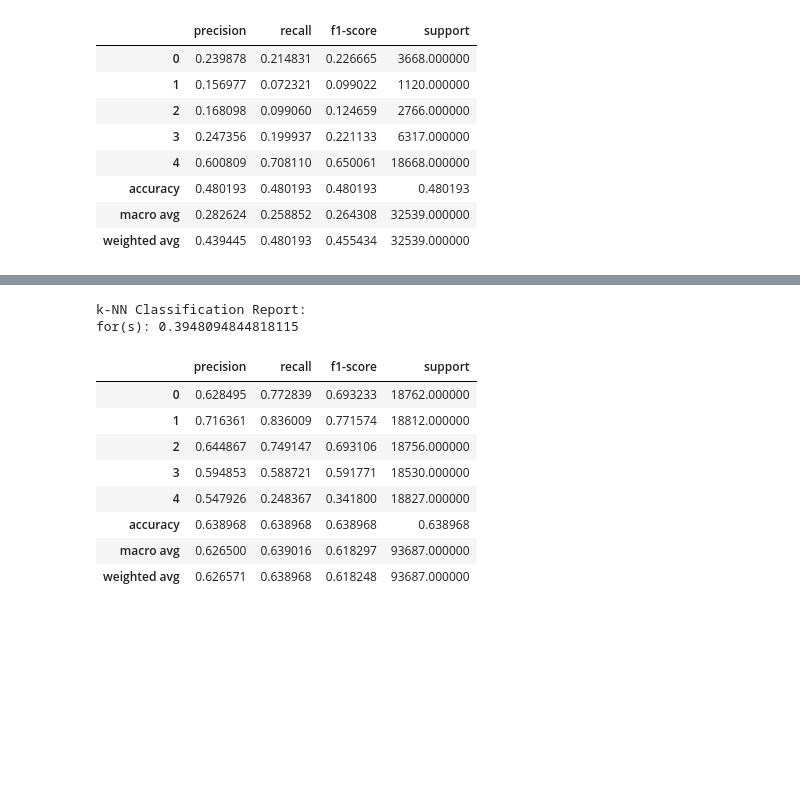
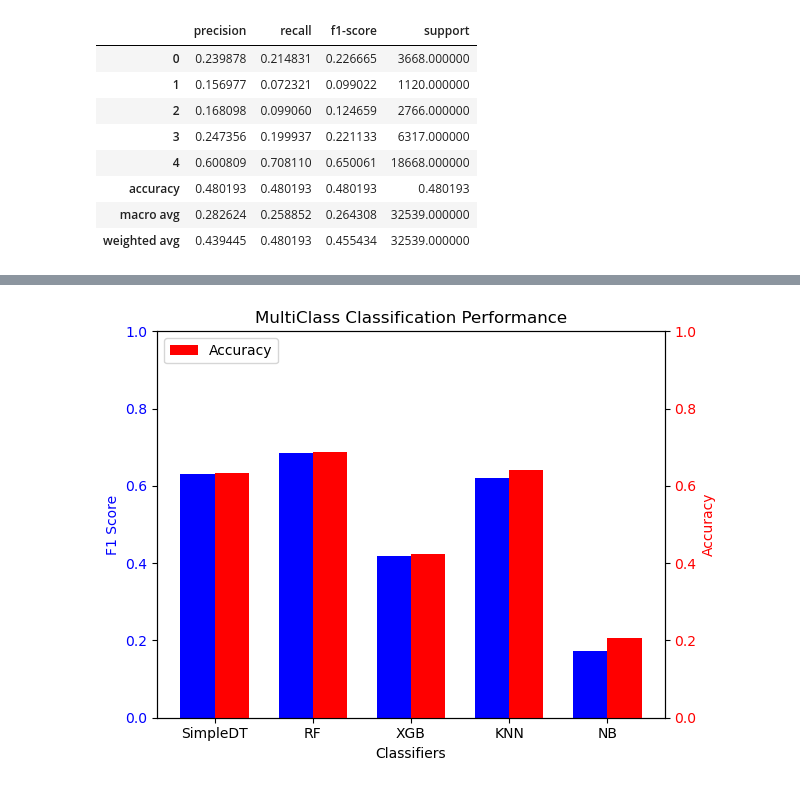
Before and after one commit to leshau90/whaz, a Jupyter notebook: SPK-dyah-lagi/tugas.ipynb, the cells around one changed output, grey strips where cells are left out. Saved outputs shown, nothing was run; the diff lists cells and outputs as text; code cells hidden in the pictures; blank space fills up the shorter version.

```diff
--- a/SPK-dyah-lagi/tugas.ipynb
+++ b/SPK-dyah-lagi/tugas.ipynb
@@ -325,30 +382,24 @@ Text(0.5, 0.98, 'K-NN(5,uniform)')
 # %%
+from imblearn.over_sampling import SMOTE
+
 # ADASYN
-X_ADASYN,Y_ADASYN =  SMOTE().fit_resample(X, y)
+X_SMOTE,Y_SMOTE =  SMOTE().fit_resample(X, y)
 
-X_train, X_test, y_train, y_test = train_test_split(X_ADASYN,Y_ADASYN, test_size=0.3, random_state=42)
+X_train, X_test, y_train, y_test = train_test_split(X_SMOTE,Y_SMOTE, test_size=0.3, random_state=42)
 # %%
-s = time()
-knn_model = KNeighborsClassifier(5,weights='uniform')
-knn_model.fit(X_train, y_train)
-time_check['knn'] = time() - s
+# s = time()
+# knn_model = KNeighborsClassifier(5,weights='uniform')
+# knn_model.fit(X_train, y_train)
+# time_check['knn'] = time() - s
 
-print("k-NN Classification Report:")
-# print(knn_report)
-print("for(s):", time_check["knn"])
+# print("k-NN Classification Report:")
+# # print(knn_report)
+# print("for(s):", time_check["knn"])
 
-knn_pred = knn_model.predict(X_test)
-knn_report = classification_report(y_test, knn_pred,output_dict=True)
-pd.DataFrame(knn_report).transpose()
+# knn_pred = knn_model.predict(X_test)
+# knn_report = classification_report(y_test, knn_pred,output_dict=True)
+# pd.DataFrame(knn_report).transpose()
-# %% [output]
-k-NN Classification Report:
-for(s): 0.3948094844818115
-|  | precision | recall | f1-score | support |
-| 0 | 0.628495 | 0.772839 | 0.693233 | 18762.000000 |
-| 1 | 0.716361 | 0.836009 | 0.771574 | 18812.000000 |
-| 2 | 0.644867 | 0.749147 | 0.693106 | 18756.000000 |
-| 3 | 0.594853 | 0.588721 | 0.591771 | 18530.000000 |
-| 4 | 0.547926 | 0.248367 | 0.341800 | 18827.000000 |
-| accuracy | 0.638968 | 0.638968 | 0.638968 | 0.638968 |
-| macro avg | 0.626500 | 0.639016 | 0.618297 | 93687.000000 |
-| weighted avg | 0.626571 | 0.638968 | 0.618248 | 93687.000000 |
+# %%
+plot_multiclass_classification_performance(X_train, y_train, X_test, y_test)
+# %% [output]
+[figure, added]
```
Also changed, not shown: parts of 10 cells of this notebook, 1 other file.
